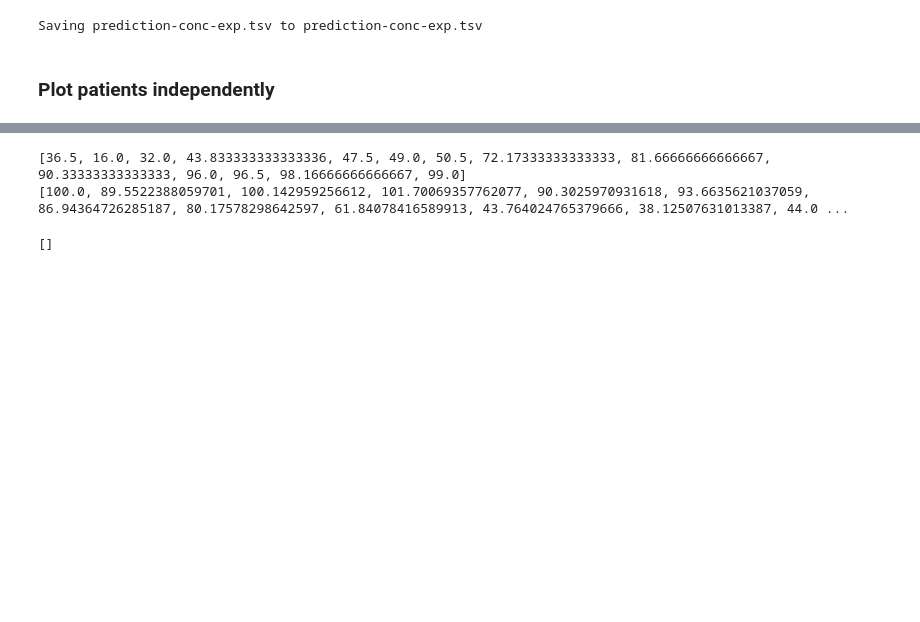
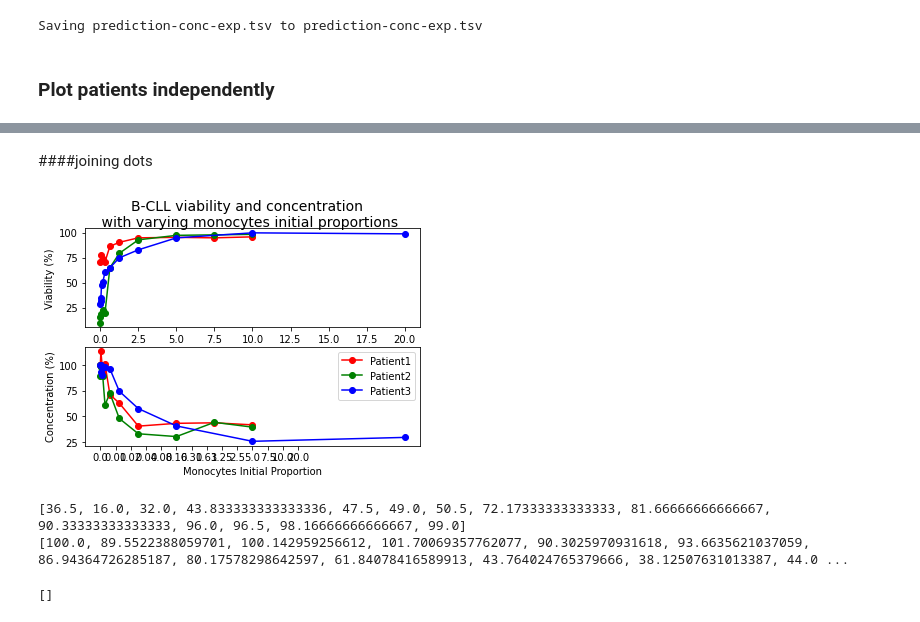
Before and after one commit to Ninouchkaia/ABM, a Jupyter notebook: ABM_figures.ipynb, the cells around one changed output, grey strips where cells are left out. Drawn from its saved outputs; the diff is of its cells as text; code cells hidden in the pictures; blank space fills up the shorter version.

```diff
--- a/ABM_figures.ipynb
+++ b/ABM_figures.ipynb
@@ -1007,3 +1050,65 @@ plt.show()
+# %% [markdown]
+####joining dots
+# %%
+import numpy as np
+import matplotlib
+import matplotlib.pyplot as plt
+
+predicted_via = np.genfromtxt("prediction-via-exp.tsv", delimiter='\t', names=True)
+predicted_conc = np.genfromtxt("prediction-conc-exp.tsv", delimiter='\t', names=True)
+
+predicted_via = np.flip(predicted_via)
+predicted_conc = np.flip(predicted_conc)
+
+# print([str(x) for x in predicted_via['mono']])
+
+fig, axs = plt.subplots(2,1)
+fig.suptitle('B-CLL viability and concentration\n with varying monocytes initial proportions', fontsize=14)
+
+plt.xticks(range(len([str(x) for x in predicted_conc['mono']])), [str(x) for x in predicted_via['mono']])
+
+
+
+patient1mask = np.isfinite(predicted_via['Patient1'])
+patient2mask = np.isfinite(predicted_via['Patient2'])
+patient3mask = np.isfinite(predicted_via['Patient3'])
+
+axs[0].plot (predicted_via['mono'][patient1mask], predicted_via['Patient1'][patient1mask], linestyle='-', marker='o', color='r')
+axs[0].plot (predicted_via['mono'][patient2mask], predicted_via['Patient2'][patient2mask], linestyle='-', marker='o', color='g')
+axs[0].plot (predicted_via['mono'][patient3mask], predicted_via['Patient3'][patient3mask], linestyle='-', marker='o', color='b')
+
+## does not work, it binds dots not in numerical order anymore
+# axs[0].plot ([str(x) for x in predicted_via['mono'][patient1mask]], predicted_via['Patient1'][patient1mask], linestyle='-', marker='o', color='r')
+# axs[0].plot ([str(x) for x in predicted_via['mono'][patient2mask]], predicted_via['Patient2'][patient2mask], linestyle='-', marker='o', color='g')
+# axs[0].plot ([str(x) for x in predicted_via['mono'][patient3mask]], predicted_via['Patient3'][patient3mask], linestyle='-', marker='o', color='b')
+
+# axs[0].xaxis.set_ticklabels(predicted_via['mono']) # change the ticks' names to x
+
+# axs[0].set_xlabel('Monocytes Initial Proportion')
+axs[0].set_ylabel('Viability (%)')
+
+patient1maskc = np.isfinite(predicted_conc['Patient1'])
+patient2maskc = np.isfinite(predicted_conc['Patient2'])
+patient3maskc = np.isfinite(predicted_conc['Patient3'])
+# print(patient1maskc)
+
+axs[1].plot (predicted_conc['mono'][patient1maskc], predicted_conc['Patient1'][patient1maskc], linestyle='-', marker='o', color='r')
+axs[1].plot (predicted_conc['mono'][patient2maskc], predicted_conc['Patient2'][patient2maskc], linestyle='-', marker='o', color='g')
+axs[1].plot (predicted_conc['mono'][patient3maskc], predicted_conc['Patient3'][patient3maskc], linestyle='-', marker='o', color='b')
+
+# axs[1].xaxis.set_ticklabels(predicted_conc['mono']) # change the ticks' names to x
+
+axs[1].set_xlabel('Monocytes Initial Proportion')
+axs[1].set_ylabel('Concentration (%)')
+
+
+
+
+axs[1].legend(['Patient1','Patient2','Patient3'])#, loc='upper right', bbox_to_anchor=(1.25,1.3))
+
+plt.show()
+# %% [output]
+[figure, added]
 # %%
 # build the means/std arrays, ignoring nan values
 predicted_via_means, predicted_via_err = [None] * len(predicted_via), [None] * len(predicted_via)
```
Also changed, not shown: parts of 10 cells of this notebook.
